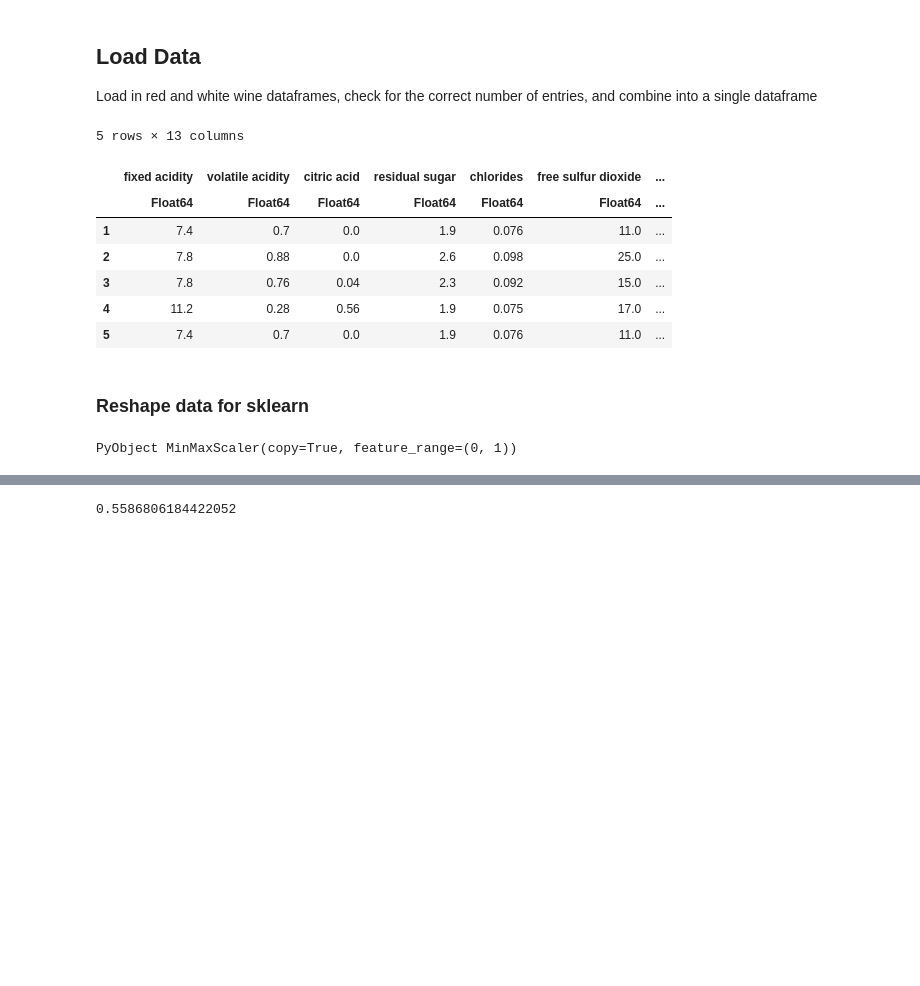
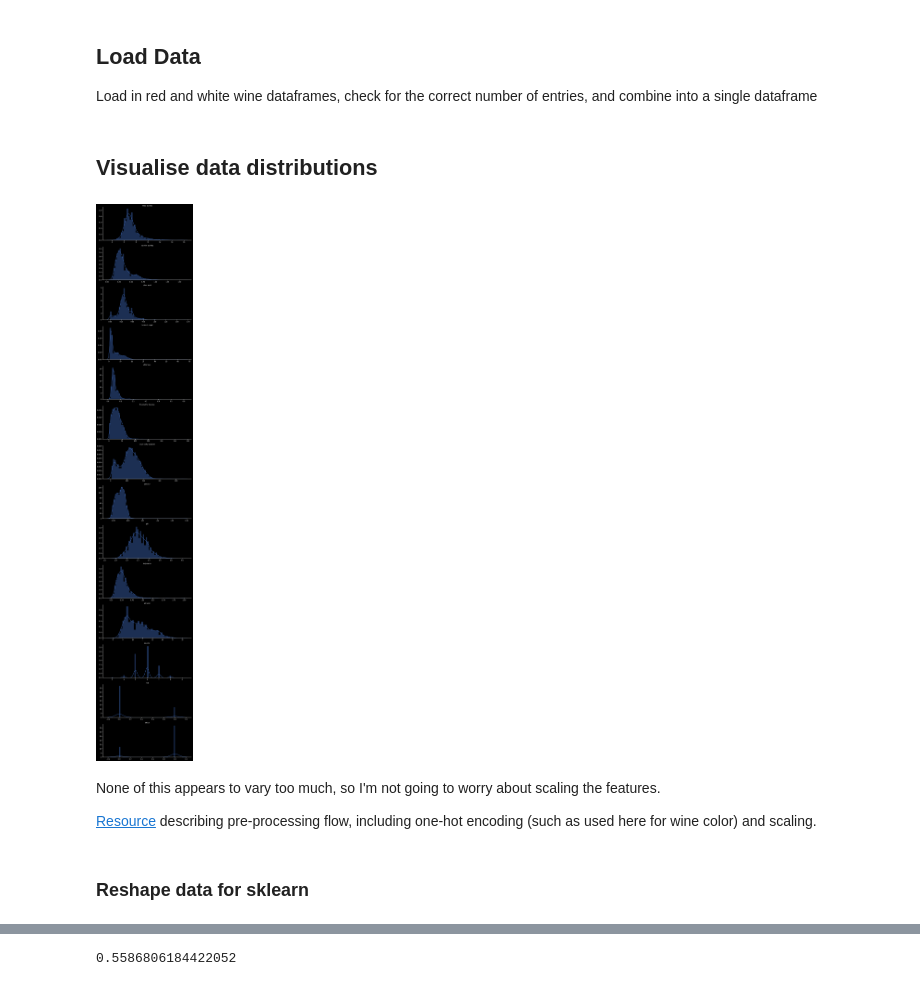
Before and after one commit to cartemic/CHE-599-intro-to-data-science, a Jupyter notebook: Project/Wine Quality.ipynb, the cells around one changed output, grey strips where cells are left out. Saved outputs shown, nothing was run; the diff lists cells and outputs as text; code cells hidden in the pictures; blank space fills up the shorter version.

```diff
--- a/Project/Wine Quality.ipynb
+++ b/Project/Wine Quality.ipynb
@@ -47,22 +86,30 @@ n_white = nrow(df_white)
 @assert n_white == 4898
 @assert names(df_red) == names(df_white)
 
-# code red as 1 and white as -1, since 0 would make any beta useless
-df_red.color = ones(Int, n_red)
-df_white.color = -1 * ones(Int, n_white)
+df_red.red = ones(Int, n_red)
+df_red.white = zeros(Int, n_red)
+df_white.red = zeros(Int, n_white)
+df_white.white = ones(Int, n_white)
 
 df = [df_red; df_white]
 n_wines = n_red + n_white
-(df_red, df_white) = (nothing, nothing)
-first(df, 5)
+(df_red, df_white) = (nothing, nothing);
-# %% [output]
-5 rows × 13 columns
-|  | fixed acidity | volatile acidity | citric acid | residual sugar | chlorides | free sulfur dioxide | ... |
-|  | Float64 | Float64 | Float64 | Float64 | Float64 | Float64 | ... |
-| 1 | 7.4 | 0.7 | 0.0 | 1.9 | 0.076 | 11.0 | ... |
-| 2 | 7.8 | 0.88 | 0.0 | 2.6 | 0.098 | 25.0 | ... |
-| 3 | 7.8 | 0.76 | 0.04 | 2.3 | 0.092 | 15.0 | ... |
-| 4 | 11.2 | 0.28 | 0.56 | 1.9 | 0.075 | 17.0 | ... |
-| 5 | 7.4 | 0.7 | 0.0 | 1.9 | 0.076 | 11.0 | ... |
+# %% [markdown]
+## Visualise data distributions
+# %%
+n_col = ncol(df)
+fig, ax = subplots(n_col, 1, figsize=(10, 4*n_col))
+for (i, key) in enumerate(names(df))
+    sns.distplot(df[!, key], ax=ax[i])
+    ax[i].set_title(key)
+end
+sns.despine()
+tight_layout()
+# %% [output]
+[figure, added]
+# %% [markdown]
+None of this appears to vary too much, so I'm not going to worry about scaling the features.
+
+[Resource](https://medium.com/analytics-vidhya/from-data-pre-processing-to-optimizing-a-regression-model-performance-47fe3b086ac9) describing pre-processing flow, including one-hot encoding (such as used here for wine color) and scaling.
 # %% [markdown]
 ### Reshape data for sklearn
@@ -78,9 +115,0 @@ end
-# %%
-@sk_import preprocessing : StandardScaler
-@sk_import preprocessing : MinMaxScaler
-@sk_import preprocessing : RobustScaler
-scaler = MinMaxScaler()
-scaler.fit(X)
-# X = scaler.transform(X)
-# %% [output]
-PyObject MinMaxScaler(copy=True, feature_range=(0, 1))
```
Also changed, not shown: parts of 55 cells of this notebook, 6 other files.
